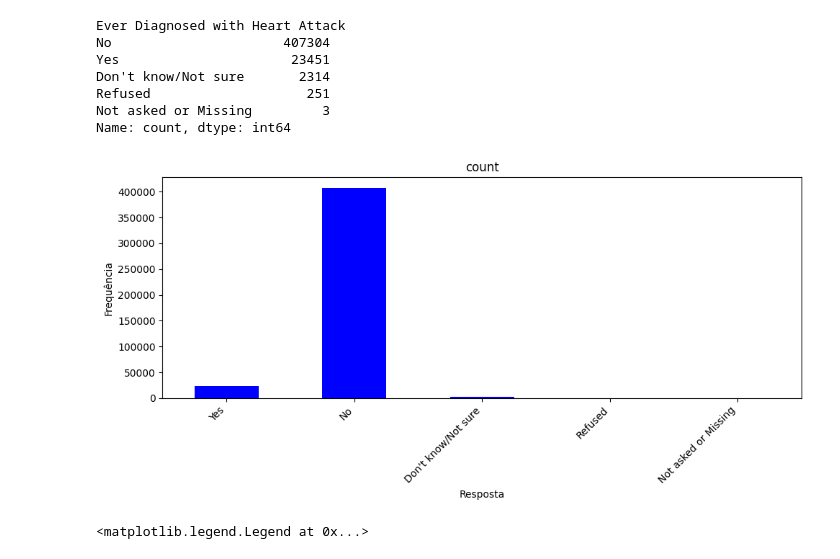
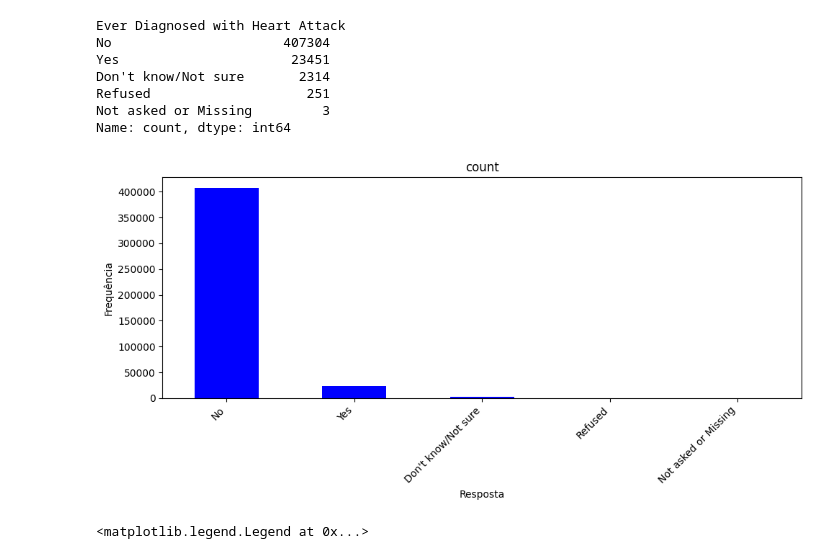
Before and after one commit to EdCarlos-dev/riskPredictionDeseases, a Jupyter notebook: dev/notebooks/dataTreatment_400_k_samples.ipynb, the cells around one changed output. Drawn from its saved outputs; the diff is of its cells as text; code cells hidden in the pictures.

Commit message:
:construction: separated files treat and explore data

```diff
--- a/dev/notebooks/dataTreatment_400_k_samples.ipynb
+++ b/dev/notebooks/dataTreatment_400_k_samples.ipynb
@@ -1104,4 +1106,5 @@ CVDCRHD4 - Ever Diagnosed with Angina or Coronary Heart Disease
 # %%
 # dado completo do brfss_2023
-df_brfss_2023_csv = pd.read_csv(f'{notebook_dir_project_predict}data{os.sep}intermediate{os.sep}2023{os.sep}brfss_2023.csv')
-# df_brfss_2023_csv
+path_df_brfss_2023_csv = f"{notebook_dir_project_predict}data{os.sep}intermediate{os.sep}2023{os.sep}brfss_2023.csv"
+df_brfss_2023_csv = pd.read_csv(path_df_brfss_2023_csv)
+df_brfss_2023_csv
@@ -1345,17 +1325,21 @@ styled_df.to_excel(f"{notebook_dir_project_predict}data{os.sep}intermediate{os.s
 # %%
 
 # Gerar a série traduzida com rótulos
-contagem = contar_com_rotulo_args(df_brfss_2023_csv, df_csv_path_expand_vars_translates, 'CVDINFR4', ordenar_por='valor')
+contagem = contar_com_rotulo_args(  df_brfss_2023_csv,
+                                    df_csv_path_expand_vars_translates,
+                                    'CVDINFR4',
+                                    # ordenar_por='valor'
+                                    )
 
 # Criar o gráfico de barras com rótulos legíveis
 contagem.plot(kind='bar', title=contagem.name, figsize=(10, 5), color='blue')
 plt.ylabel('Frequência')
 plt.xlabel('Resposta')
 plt.xticks(rotation=45, ha='right')
 plt.tight_layout()
 plt.show()
 # %% [output]
-[figure, old version]
+[figure, new version]
 # %%
 plt.figure(figsize=(13,6))
 g = sns.kdeplot(df_brfss_2023_csv["_AGE80"][df_brfss_2023_csv["CVDINFR4"] == 1.0], color="Red", fill = True)
```
Also changed, not shown: parts of 6 cells of this notebook, 1 other file.
